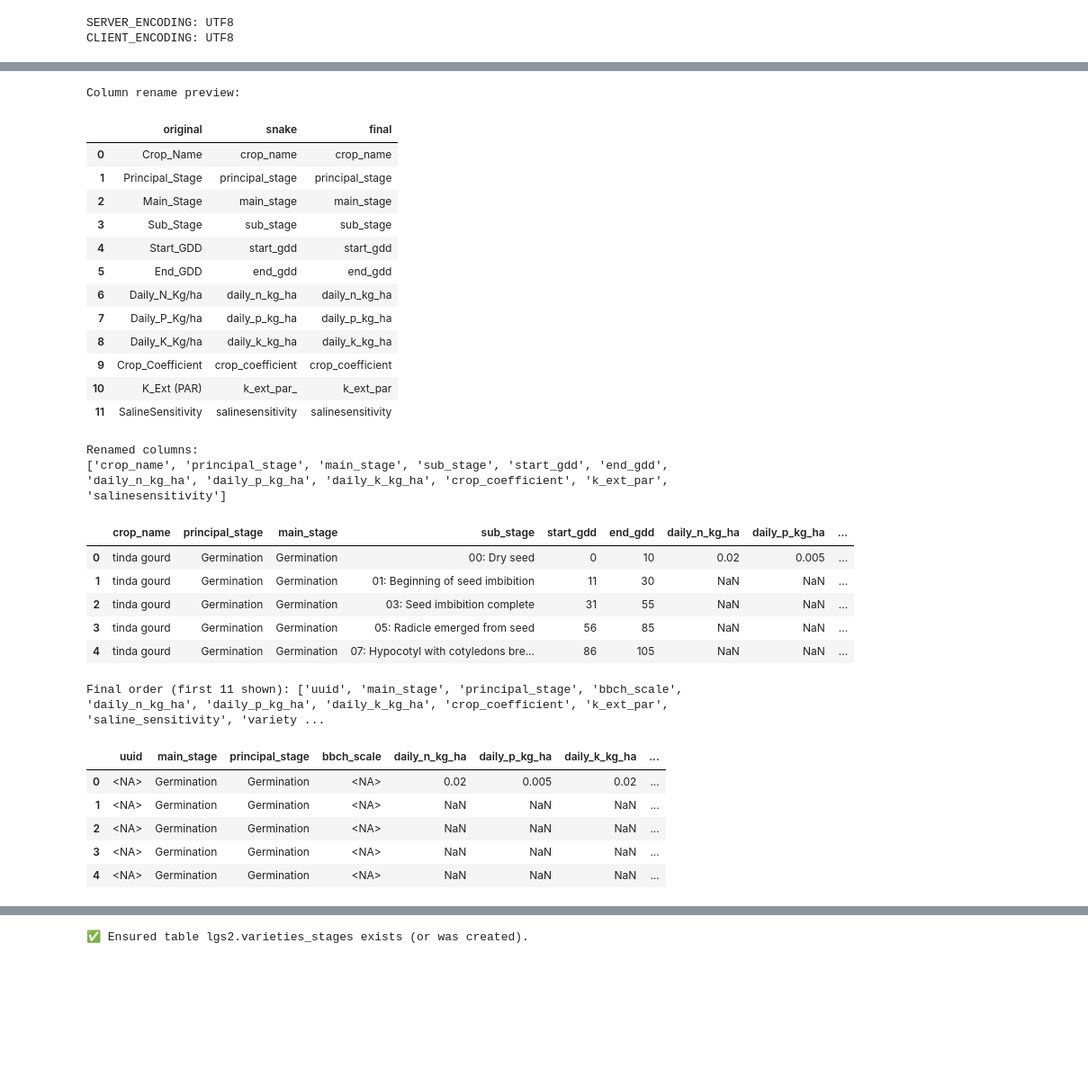
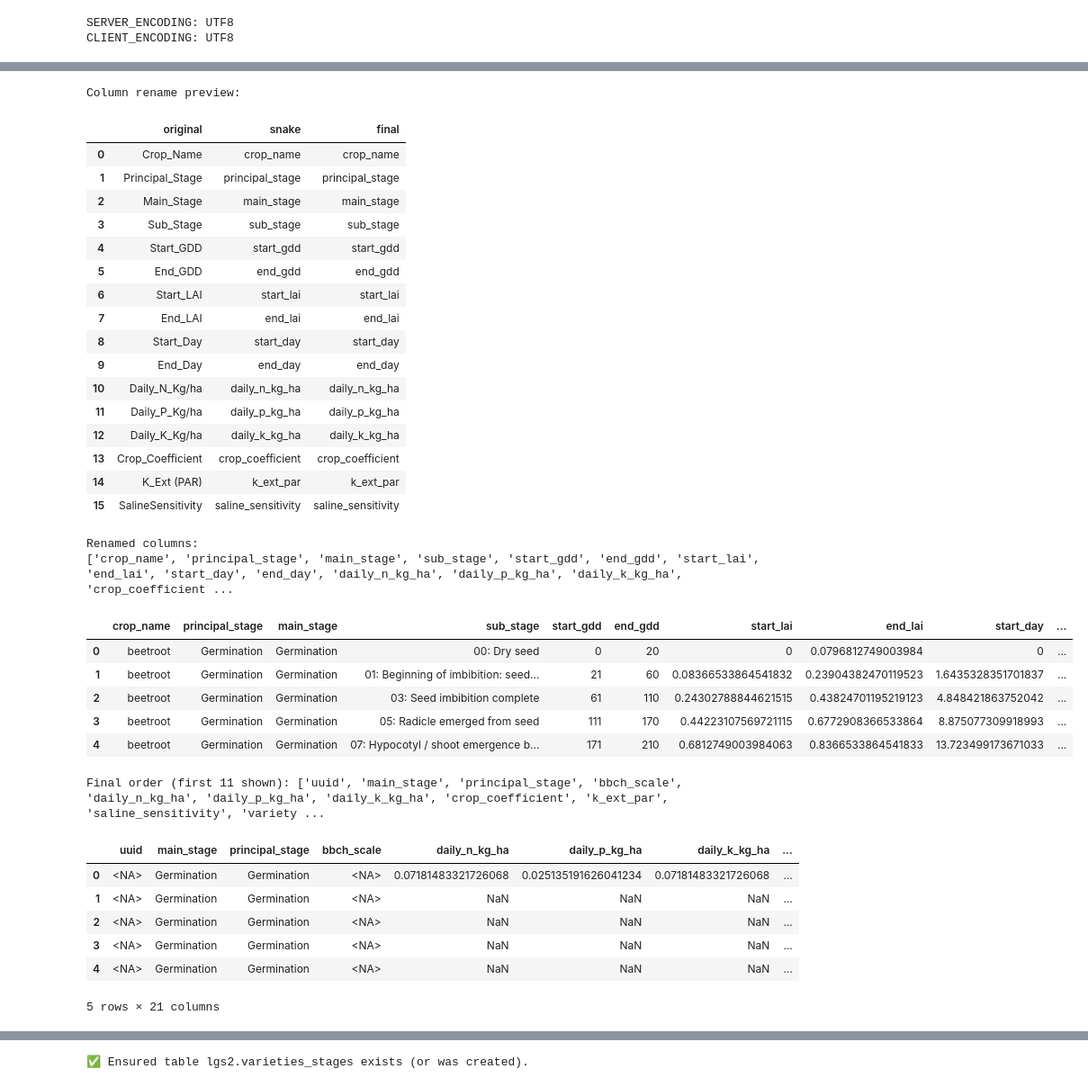
Before and after one commit to Agronomic-zarat-bahal-kissan-khoshal/data-into-db, a Jupyter notebook: lgs 2.0/variety_stages_from_variety_data.ipynb, the cells around one changed output, grey strips where cells are left out. Shown at 90% size. Saved outputs shown, nothing was run; the diff lists cells and outputs as text; code cells hidden in the pictures; blank space fills up the shorter version.

```diff
--- a/lgs 2.0/variety_stages_from_variety_data.ipynb
+++ b/lgs 2.0/variety_stages_from_variety_data.ipynb
@@ -74,13 +74,13 @@
 from pathlib import Path
 
 # PostgreSQL
-# PG_USER = "postgres"
-# PG_PASS = "greenage"
-# PG_HOST = "localhost"
-PG_HOST = "192.168.100.17"
-PG_USER = "agronomics"
-PG_PASS = "Agronomics/psql!!!"
-PG_HOST = "172.16.10.7"
+PG_USER = "postgres"
+PG_PASS = "greenage"
+PG_HOST = "localhost"
+# PG_HOST = "192.168.100.17"
+# PG_USER = "agronomics"
+# PG_PASS = "Agronomics/psql!!!"
+# PG_HOST = "172.16.10.7"
 PG_PORT = 5432
 # PG_DB   = "moin_weather"   # make sure DB is UTF8
 PG_DB   = "agronomics_weather_data"   # make sure DB is UTF8
@@ -88,9 +88,9 @@ PG_SCHEMA = "lgs2"
 TABLE_NAME = "varieties_stages"
 
 # Excel source
-EXCEL_PATH = Path(r"./Variety Data V5.0 (4).xlsx")
-SHEET_NAME = "Tinda Gourd"
-USECOLS    = "A:L"     # adjust if needed
+EXCEL_PATH = Path(r"./Variety Data V7.3.xlsx")
+SHEET_NAME = "Beetroot"
+USECOLS    = "A:P"     # adjust if needed
 HEADER_ROW = 0          # Excel row 4 -> pandas header=3 (0-indexed)
 
 # --- ENGINE ---
@@ -146,10 +146,20 @@ Raw columns:
 # %%
 import re
 
+# def to_snake(s: str) -> str:
+#     s = str(s).strip()
+#     s = re.sub(r"[^\w\s]+", " ", s)  # punctuation -> spaces
+#     s = re.sub(r"\s+", "_", s)       # whitespace -> underscore
+#     return s.lower()
+
 def to_snake(s: str) -> str:
     s = str(s).strip()
-    s = re.sub(r"[^\w\s]+", " ", s)  # punctuation -> spaces
-    s = re.sub(r"\s+", "_", s)       # whitespace -> underscore
+    # SalineSensitivity -> Saline_Sensitivity
+    s = re.sub(r"([a-z0-9])([A-Z])", r"\1_\2", s)
+    s = re.sub(r"([A-Z]+)([A-Z][a-z])", r"\1_\2", s)
+    s = re.sub(r"[^\w\s]+", " ", s)
+    s = re.sub(r"\s+", "_", s)
+    s = re.sub(r"_+", "_", s).strip("_")
     return s.lower()
 
 snake_map = {c: to_snake(c) for c in df_raw.columns}
@@ -163,46 +173,50 @@ custom_overrides = {
     # "crop_name": "crop_fk",
     "variety_name": "variety_fk",
     "k_ext_par_": "k_ext_par",
     # "opt__temp": "opt_temp"
     }
 
 # Apply overrides
 rename_map = {**{v: v for v in df_snake.columns}, **custom_overrides}
 df_renamed = df_snake.rename(columns=rename_map)
 
 print("Column rename preview:")
 display(pd.DataFrame({
     "original": list(df_raw.columns),
     "snake": [snake_map[c] for c in df_raw.columns],
     "final": [rename_map.get(snake_map[c], snake_map[c]) for c in df_raw.columns],
 }))
 
 print("Renamed columns:")
 print(df_renamed.columns.tolist())
 display(df_renamed.head())
 # %% [output]
 Column rename preview:
 |  | original | snake | final |
 | 0 | Crop_Name | crop_name | crop_name |
 | 1 | Principal_Stage | principal_stage | principal_stage |
 | 2 | Main_Stage | main_stage | main_stage |
 | 3 | Sub_Stage | sub_stage | sub_stage |
 | 4 | Start_GDD | start_gdd | start_gdd |
 | 5 | End_GDD | end_gdd | end_gdd |
-| 6 | Daily_N_Kg/ha | daily_n_kg_ha | daily_n_kg_ha |
-| 7 | Daily_P_Kg/ha | daily_p_kg_ha | daily_p_kg_ha |
-| 8 | Daily_K_Kg/ha | daily_k_kg_ha | daily_k_kg_ha |
-| 9 | Crop_Coefficient | crop_coefficient | crop_coefficient |
-| 10 | K_Ext (PAR) | k_ext_par_ | k_ext_par |
-| 11 | SalineSensitivity | salinesensitivity | salinesensitivity |
+| 6 | Start_LAI | start_lai | start_lai |
+| 7 | End_LAI | end_lai | end_lai |
+| 8 | Start_Day | start_day | start_day |
+| 9 | End_Day | end_day | end_day |
+| 10 | Daily_N_Kg/ha | daily_n_kg_ha | daily_n_kg_ha |
+| 11 | Daily_P_Kg/ha | daily_p_kg_ha | daily_p_kg_ha |
+| 12 | Daily_K_Kg/ha | daily_k_kg_ha | daily_k_kg_ha |
+| 13 | Crop_Coefficient | crop_coefficient | crop_coefficient |
+| 14 | K_Ext (PAR) | k_ext_par | k_ext_par |
+| 15 | SalineSensitivity | saline_sensitivity | saline_sensitivity |
 Renamed columns:
-['crop_name', 'principal_stage', 'main_stage', 'sub_stage', 'start_gdd', 'end_gdd', 'daily_n_kg_ha', 'daily_p_kg_ha', 'daily_k_kg_ha', 'crop_coefficient', 'k_ext_par', 'salinesensitivity']
+['crop_name', 'principal_stage', 'main_stage', 'sub_stage', 'start_gdd', 'end_gdd', 'start_lai', 'end_lai', 'start_day', 'end_day', 'daily_n_kg_ha', 'daily_p_kg_ha', 'daily_k_kg_ha', 'crop_coefficient ...
-|  | crop_name | principal_stage | main_stage | sub_stage | start_gdd | end_gdd | daily_n_kg_ha | daily_p_kg_ha | ... |
-| 0 | tinda gourd | Germination | Germination | 00: Dry seed | 0 | 10 | 0.02 | 0.005 | ... |
-| 1 | tinda gourd | Germination | Germination | 01: Beginning of seed imbibition | 11 | 30 | NaN | NaN | ... |
-| 2 | tinda gourd | Germination | Germination | 03: Seed imbibition complete | 31 | 55 | NaN | NaN | ... |
-| 3 | tinda gourd | Germination | Germination | 05: Radicle emerged from seed | 56 | 85 | NaN | NaN | ... |
-| 4 | tinda gourd | Germination | Germination | 07: Hypocotyl with cotyledons bre... | 86 | 105 | NaN | NaN | ... |
+|  | crop_name | principal_stage | main_stage | sub_stage | start_gdd | end_gdd | start_lai | end_lai | start_day | ... |
+| 0 | beetroot | Germination | Germination | 00: Dry seed | 0 | 20 | 0 | 0.0796812749003984 | 0 | ... |
+| 1 | beetroot | Germination | Germination | 01: Beginning of imbibition: seed... | 21 | 60 | 0.08366533864541832 | 0.23904382470119523 | 1.6435328351701837 | ... |
+| 2 | beetroot | Germination | Germination | 03: Seed imbibition complete | 61 | 110 | 0.24302788844621515 | 0.43824701195219123 | 4.848421863752042 | ... |
+| 3 | beetroot | Germination | Germination | 05: Radicle emerged from seed | 111 | 170 | 0.44223107569721115 | 0.6772908366533864 | 8.875077309918993 | ... |
+| 4 | beetroot | Germination | Germination | 07: Hypocotyl / shoot emergence b... | 171 | 210 | 0.6812749003984063 | 0.8366533864541833 | 13.723499173671033 | ... |
 # %%
 # Put your exact desired order here (subset or superset is OK)
 REQUIRED_ORDER = [
@@ -238,11 +252,12 @@ display(df_ordered.head())
 # %% [output]
 Final order (first 11 shown): ['uuid', 'main_stage', 'principal_stage', 'bbch_scale', 'daily_n_kg_ha', 'daily_p_kg_ha', 'daily_k_kg_ha', 'crop_coefficient', 'k_ext_par', 'saline_sensitivity', 'variety ...
 |  | uuid | main_stage | principal_stage | bbch_scale | daily_n_kg_ha | daily_p_kg_ha | daily_k_kg_ha | ... |
-| 0 | <NA> | Germination | Germination | <NA> | 0.02 | 0.005 | 0.02 | ... |
+| 0 | <NA> | Germination | Germination | <NA> | 0.07181483321726068 | 0.025135191626041234 | 0.07181483321726068 | ... |
 | 1 | <NA> | Germination | Germination | <NA> | NaN | NaN | NaN | ... |
 | 2 | <NA> | Germination | Germination | <NA> | NaN | NaN | NaN | ... |
 | 3 | <NA> | Germination | Germination | <NA> | NaN | NaN | NaN | ... |
 | 4 | <NA> | Germination | Germination | <NA> | NaN | NaN | NaN | ... |
+5 rows × 21 columns
 # %%
 import pandas as pd
 from decimal import Decimal, ROUND_HALF_UP
```
Also changed, not shown: parts of 10 cells of this notebook, 3 other files.
